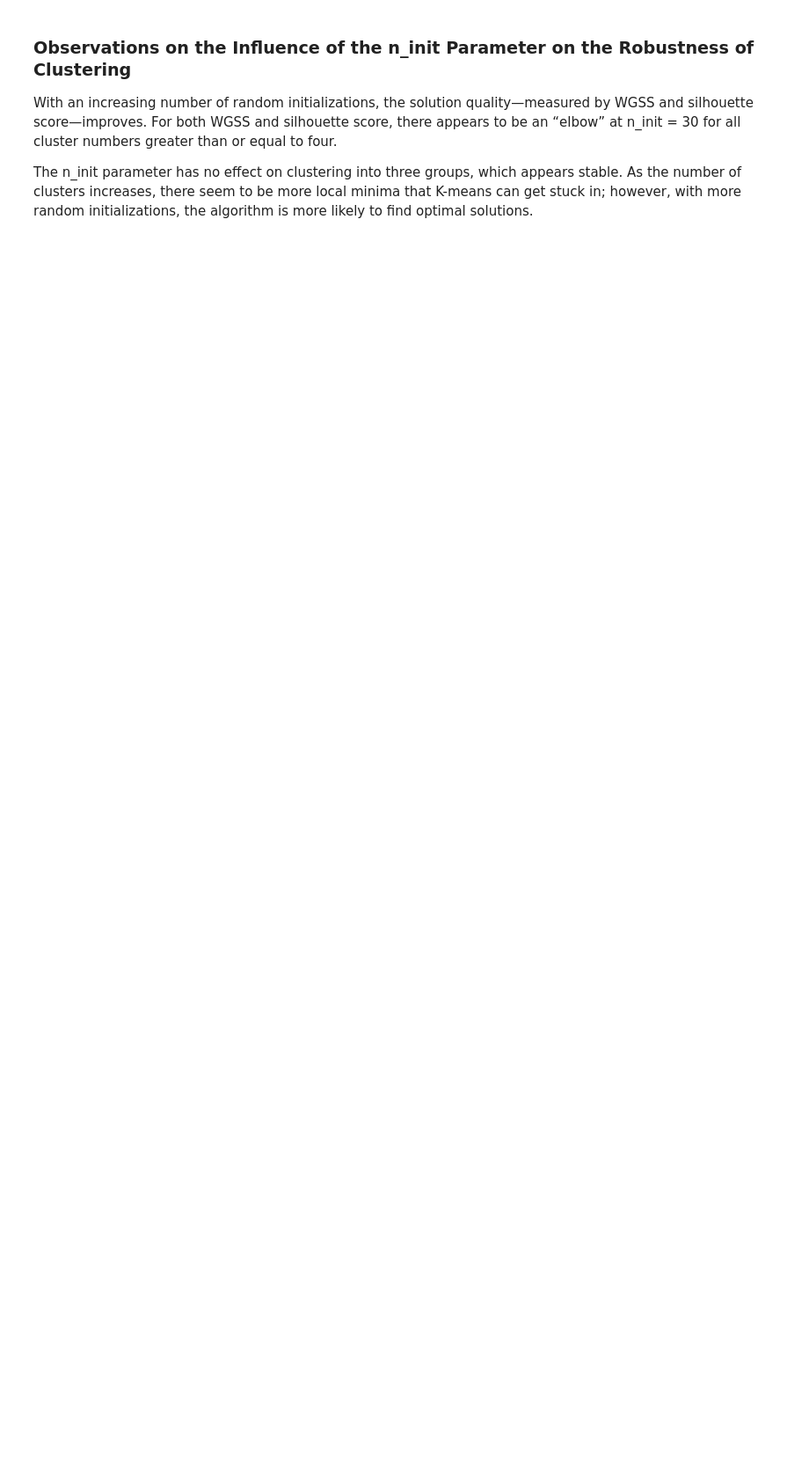
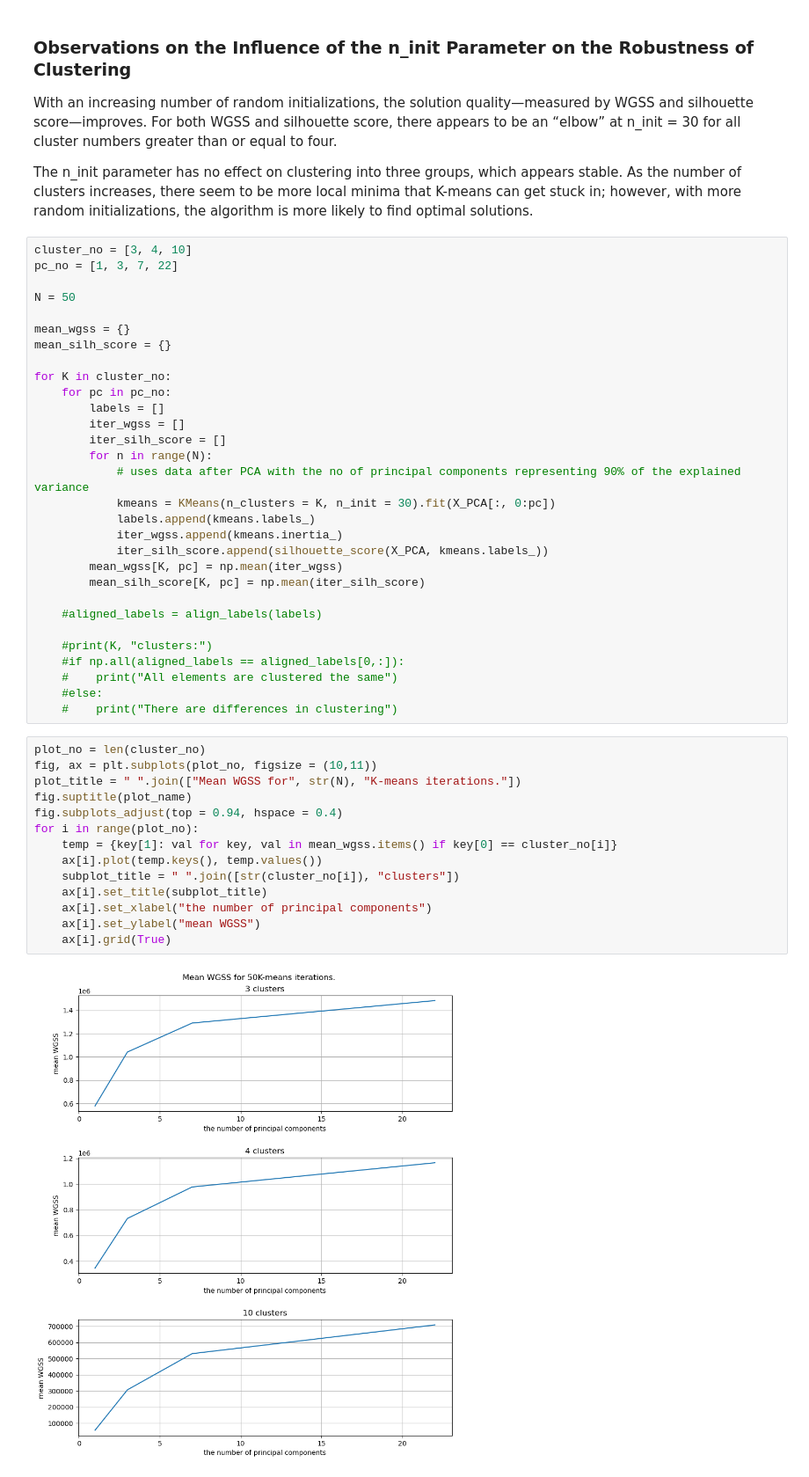
Before and after one commit to reebme/financial-attitudes-clustering, a Jupyter notebook: Notebooks/03_Clustering.ipynb, the cells around one changed output. Shown at 88% size. Saved outputs shown, nothing was run; the diff lists cells and outputs as text; blank space fills up the shorter version.

Commit message:
Analyze the impact of the number of principal components on the quality of clustering.

```diff
--- a/Notebooks/03_Clustering.ipynb
+++ b/Notebooks/03_Clustering.ipynb
@@ -179,3 +172,49 @@ for i in range(plot_no):
 With an increasing number of random initializations, the solution quality—measured by WGSS and silhouette score—improves. For both WGSS and silhouette score, there appears to be an “elbow” at n_init = 30 for all cluster numbers greater than or equal to four.
 
 The n_init parameter has no effect on clustering into three groups, which appears stable. As the number of clusters increases, there seem to be more local minima that K-means can get stuck in; however, with more random initializations, the algorithm is more likely to find optimal solutions.
+# %%
+cluster_no = [3, 4, 10]
+pc_no = [1, 3, 7, 22]
+
+N = 50
+
+mean_wgss = {}
+mean_silh_score = {}
+
+for K in cluster_no:
+    for pc in pc_no:
+        labels = []
+        iter_wgss = []
+        iter_silh_score = []
+        for n in range(N):
+            # uses data after PCA with the no of principal components representing 90% of the explained variance
+            kmeans = KMeans(n_clusters = K, n_init = 30).fit(X_PCA[:, 0:pc])
+            labels.append(kmeans.labels_)
+            iter_wgss.append(kmeans.inertia_)
+            iter_silh_score.append(silhouette_score(X_PCA, kmeans.labels_))
+        mean_wgss[K, pc] = np.mean(iter_wgss)
+        mean_silh_score[K, pc] = np.mean(iter_silh_score)
+
+    #aligned_labels = align_labels(labels)
+
+    #print(K, "clusters:")
+    #if np.all(aligned_labels == aligned_labels[0,:]):
+    #    print("All elements are clustered the same")
+    #else:
+    #    print("There are differences in clustering")
+# %%
+plot_no = len(cluster_no)
+fig, ax = plt.subplots(plot_no, figsize = (10,11))
+plot_title = " ".join(["Mean WGSS for", str(N), "K-means iterations."])
+fig.suptitle(plot_name)
+fig.subplots_adjust(top = 0.94, hspace = 0.4)
+for i in range(plot_no):
+    temp = {key[1]: val for key, val in mean_wgss.items() if key[0] == cluster_no[i]}
+    ax[i].plot(temp.keys(), temp.values())
+    subplot_title = " ".join([str(cluster_no[i]), "clusters"])
+    ax[i].set_title(subplot_title)
+    ax[i].set_xlabel("the number of principal components")
+    ax[i].set_ylabel("mean WGSS")
+    ax[i].grid(True)
+# %% [output]
+[figure, added]
```
Also changed, not shown: parts of 3 cells of this notebook.
